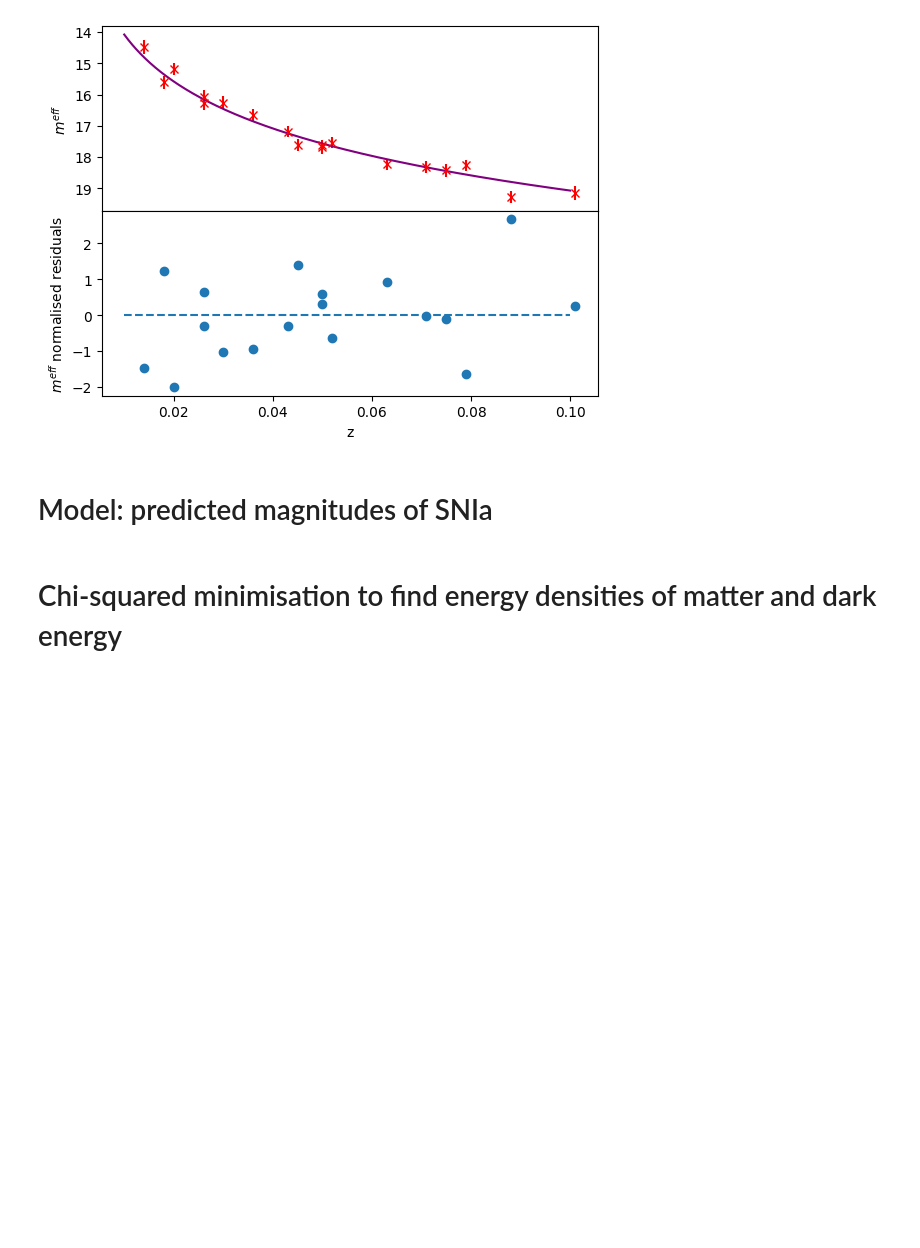
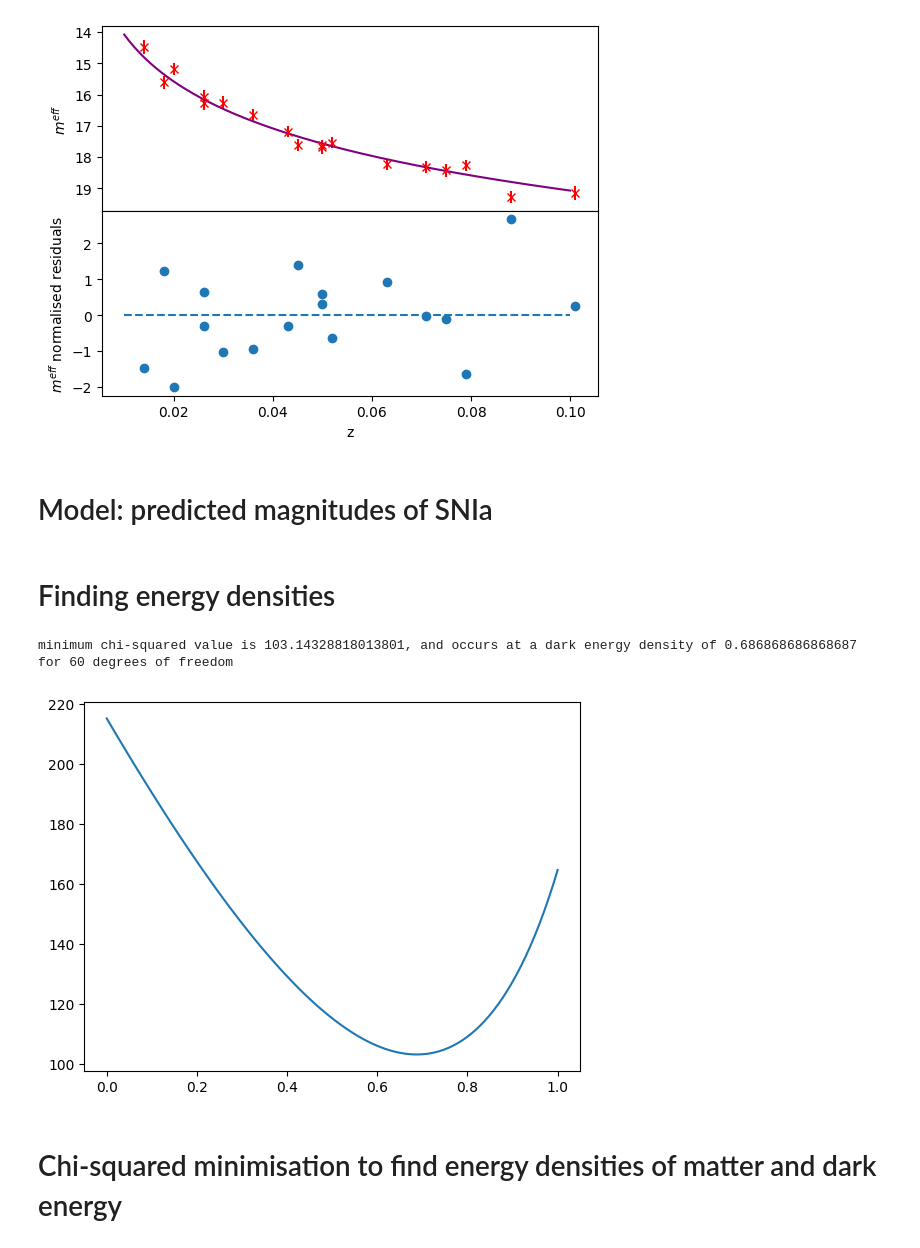
Before and after one commit to LightningMinion/Supernova-Cosmology, a Jupyter notebook: main-code.ipynb, the cells around one changed output. Drawn from its saved outputs; the diff is of its cells as text; code cells hidden in the pictures; blank space fills up the shorter version.

```diff
--- a/main-code.ipynb
+++ b/main-code.ipynb
@@ -133,19 +133,45 @@ def integrand(z, omega_DE):
     return c/Friedmann_eq(z, omega_DE)
 
 def co_moving_dist(z_up, omega_DE):
-    print(z_up)
-    dist = np.zeros(len(z_up))
-    err = np.zeros(len(z_up))
-    for upper_lim in z_up:
-        dist[i], err[i] = scp.integrate.quad(integrand, 0, upper_lim, args = (omega_DE))
+    dist, err = scp.integrate.quad(integrand, 0, z_up, args = (omega_DE))
     return dist
 
-def mag_model(z, *omega_DE):
-    rc = co_moving_dist(z, omega_DE[0])
-    flux = LPeakLambda/(4*np.pi*(rc**2)*((1+z)*2))
+def mag_model(z, omega_DE):
+    rc = co_moving_dist(z, omega_DE)
+    flux = LPeakLambda/(4*np.pi*(rc**2)*((1+z)**2))
     argument = flux/f0
     mag = -2.5*np.log10(argument)
     return mag
+# %% [markdown]
+# Finding energy densities
+# %%
+trial_DE_vals = np.linspace(0,1,100)
+#print(trial_DE_vals)
+DoF = sn_z.size
+chisquared_vals = np.zeros(len(trial_DE_vals))
+i1 = 0
+for trial_DE in trial_DE_vals:
+    #print(f"\ntrial value: {trial_DE}")
+    for i2 in range(len(sn_z)):
+        redshift = sn_z[i2]
+        mag_predicted = mag_model(redshift, trial_DE)
+        mag_actual = sn_mag[i2]
+        mag_actual_err = sn_mag_err[i2]
+        sq_norm_resid = ((mag_predicted-mag_actual)/mag_actual_err)**2
+        chisquared_vals[i1] += sq_norm_resid
+        #print(f"redshift: {redshift}, mag_pred: {mag_predicted}, mag_act: {mag_actual}, chisq: {sq_norm_resid}, tally: {chisquared_vals[i1]}")
+    i1 += 1
+#print(chisquared_vals)
+index_min_chisq = np.argmin(chisquared_vals)
+min_chisq_val = chisquared_vals[index_min_chisq]
+optimised_DE = trial_DE_vals[index_min_chisq]
+print(f"minimum chi-squared value is {min_chisq_val}, and occurs at a dark energy density of {optimised_DE} for {DoF} degrees of freedom")
+plt.figure()
+plt.plot(trial_DE_vals, chisquared_vals)
+plt.show()
+# %% [output]
+minimum chi-squared value is 103.14328818013801, and occurs at a dark energy density of 0.686868686868687 for 60 degrees of freedom
+[figure, added]
 # %% [markdown]
 # Chi-squared minimisation to find energy densities of matter and dark energy
 # %%
```
Also changed, not shown: parts of 3 cells of this notebook, 1 other file.
